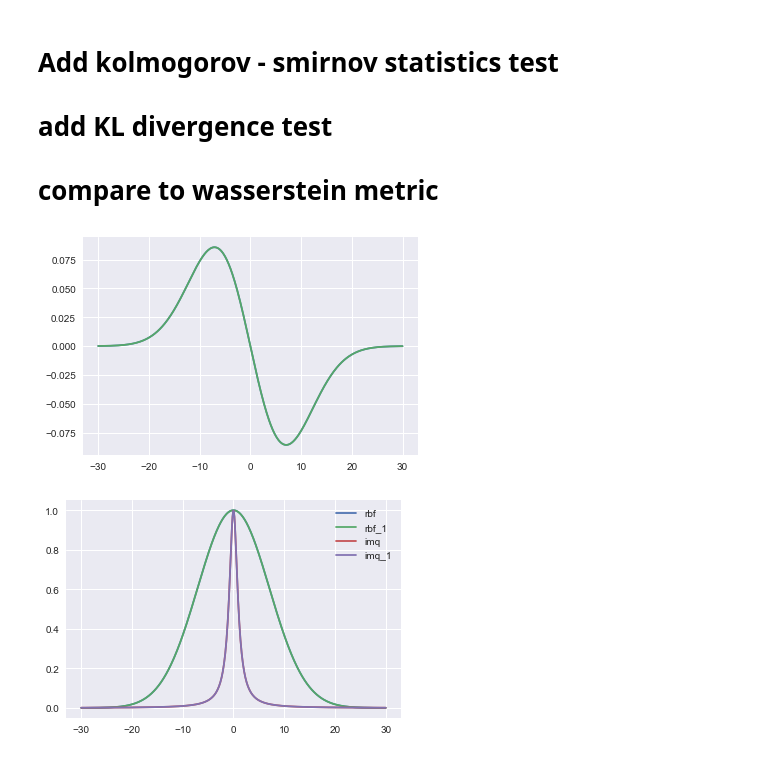
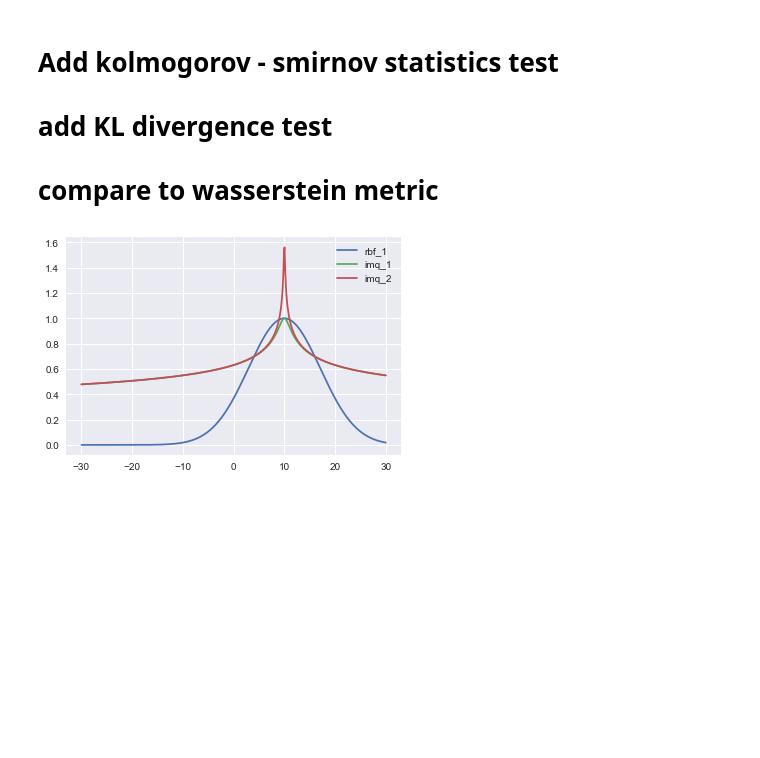
Before and after one commit to singhalrk/stein_ksd, a Jupyter notebook: Stein_Tests.ipynb, the cells around one changed output. Drawn from its saved outputs; the diff is of its cells as text; code cells hidden in the pictures; blank space fills up the shorter version.

Commit message:
kernel fixes

```diff
--- a/Stein_Tests.ipynb
+++ b/Stein_Tests.ipynb
@@ -89,34 +92,24 @@ array([ 0.32737827,  0.36722273,  0.476061  ,  0.42259258,  0.66377069])
 # add KL divergence test
 # compare to wasserstein metric
 # %%
-k = kernels('rbf')
-k_2 = kernels('imq')
-
-rbf = rbf_kernel()
-imq = imq_kernel()
-
+rbf = rbf_kernel(dict(beta=1e-2))
+imq_1 = imq_kernel(dict(c=1, beta=0.1))
+imq_2 = imq_kernel(dict(c=0.1, beta=0.1))
 
 n = 1
-k.grad_kx( y=np.ones(n) ,x = np.ones(n))
 
 y = np.linspace(-30, 30, 500)
-plt.plot(y, [k.grad_kx(y = np.zeros(n), x=x_) for x_ in y], label='rbf')
-plt.plot(y, [rbf.grad_x(y = np.zeros(n), x=x_) for x_ in y], label='rbf_1')
-
-# plt.plot(y, [k_2.grad_kx(y =np.zeros(n), x=x_) for x_ in y], label='imq')
+# plt.plot(y, [rbf.grad_x(y = np.zeros(n), x=x_) for x_ in y], label='rbf')
 # plt.legend(loc='upper right')
 plt.show()
 
-plt.plot(y, [k.rbf(np.zeros(n), x_) for x_ in y], label='rbf')
-plt.plot(y, [rbf.value(np.zeros(n), x_) for x_ in y], label='rbf_1')
-
-plt.plot(y, [k.imq(np.zeros(n), x_,  beta=1) for x_ in y], label='imq')
-plt.plot(y, [imq.value(np.zeros(n), x_) for x_ in y], label='imq_1')
+plt.plot(y, [rbf.value(np.ones(n)*10, x_) for x_ in y], label='rbf_1')
+plt.plot(y, [imq_1.value(np.ones(n)*10, x_) for x_ in y], label='imq_1')
+plt.plot(y, [imq_2.value(np.ones(n)*10, x_) for x_ in y], label='imq_2')
 
 # plt.plot(y, [k.polynomial(x_, x_,  degree=2) for x_ in y], label='imq')
 
 plt.legend(loc='upper right')
 plt.show()
 # %% [output]
-[figure, old version]
+[figure, new version]
-[figure, removed]
```
Also changed, not shown: parts of 16 cells of this notebook, 3 other files.
